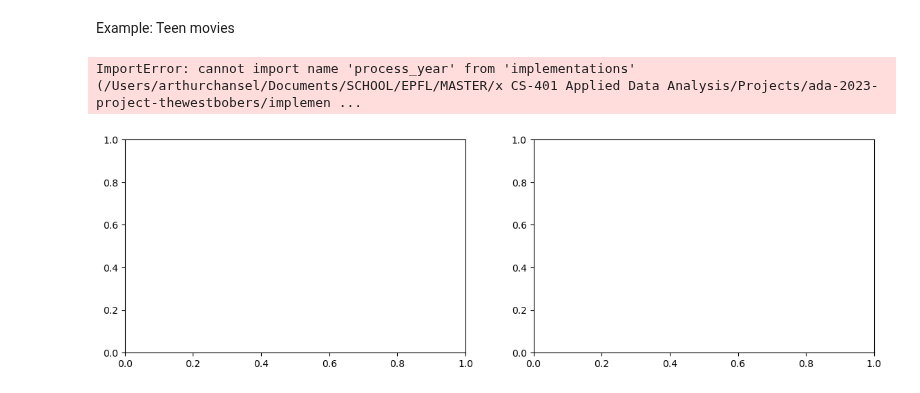
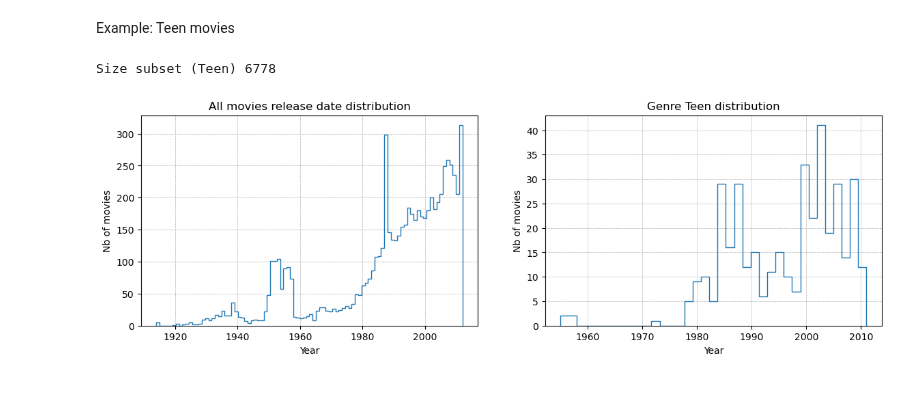
Before and after one commit to epfl-ada/ada-2023-project-thewestbobers, a Jupyter notebook: milestoneP2.ipynb, the cells around one changed output. Drawn from its saved outputs; the diff is of its cells as text; code cells hidden in the pictures.

Commit message:
example Teen movies

```diff
--- a/milestoneP2.ipynb
+++ b/milestoneP2.ipynb
@@ -87,40 +89,19 @@ Our ideas and structure to solve the problem. Reasonable plan, discuss alternati
 # %% [markdown]
 Example: Teen movies
-# %%
-# example of the pipeline for subset Teen movies
-# c'est moche et redondant, il faut clean le code
-
-m2 = df.copy()
-m2['genres'] = m2.dropna(subset=['genres'])['genres'].apply(lambda x: ast.literal_eval(x)).apply(lambda x: list(x.values()))
-
-search_g = 'Teen'
-m2_drama = m2[m2.genres.apply(lambda x: search_g in x)]
-m2_drama_year = m2_drama.dropna(subset=['date'])['date']
-# Process dates like: yyyy-mm and yyyy-mm-dd
-m2_drama_year = m2_drama_year.str.replace(r'-\d{2}-\d{2}$', '', regex=True)
-m2_drama_year = m2_drama_year.str.replace(r'-\d{2}$', '', regex=True)
-# Convert data type to int
-m2_drama_year = m2_drama_year.astype(int)
-# Drop outliers
-m2_drama_year = m2_drama_year.drop(m2_drama_year.index[m2_drama_year<1800])
-
-# Create subplots
-fig, axs = plt.subplots(1, 2, figsize=(14,4))
-axs = axs.ravel()
-
-from implementations import process_year
-movies_year = process_year(df)
-movies_year.hist(bins=movies_year.nunique(), histtype='step', ax=axs[0])
-axs[0].set_xlabel('Year')
-axs[0].set_ylabel('Nb of movies')
-axs[0].set_title('All movies release date distribution')
-axs[0].grid(linestyle='--', linewidth=0.5)
-
-m2_drama_year.hist(bins=movies_year.nunique(), histtype='step', ax=axs[1])
-axs[1].set_xlabel('Year')
-axs[1].set_ylabel('Nb of movies')
-axs[1].set_title('Genre {} distribution'.format(search_g))
-axs[1].grid(linestyle='--', linewidth=0.5)
-# %% [output]
-ImportError: cannot import name 'process_year' from 'implementations' (/Users/arthurchansel/Documents/SCHOOL/EPFL/MASTER/x CS-401 Applied Data Analysis/Projects/ada-2023-project-thewestbobers/implemen ...
-[figure, removed]
+# %%
+key = 'Teen'
+subset = create_subset(movies, key)
+print("Size subset ({}) {}".format(key, len(movies)))
+
+# Create subplots
+fig, axs = plt.subplots(1, 2, figsize=(14,4))
+axs = axs.ravel()
+
+movies.date.hist(bins=movies.date.nunique(), ax=axs[0], histtype='step')
+ax_settings(axs[0], xlabel='Year', ylabel='Nb of movies', title='All movies release date distribution')
+
+subset.date.hist(bins=subset.date.nunique(), ax=axs[1], histtype='step')
+ax_settings(axs[1], xlabel='Year', ylabel='Nb of movies', title='Genre {} distribution'.format(key))
+# %% [output]
+Size subset (Teen) 6778
+[figure, added]
```
Also changed, not shown: parts of 2 cells of this notebook, 1 other file.
